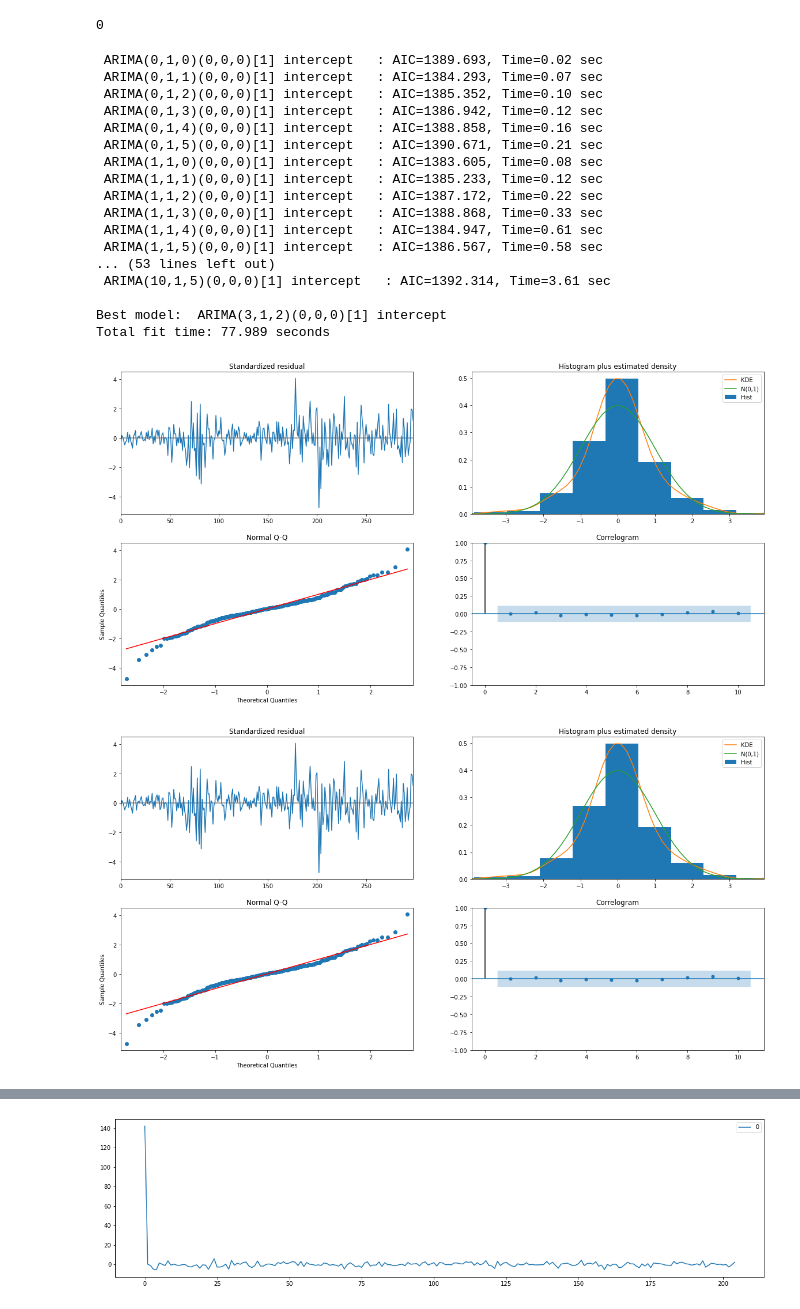
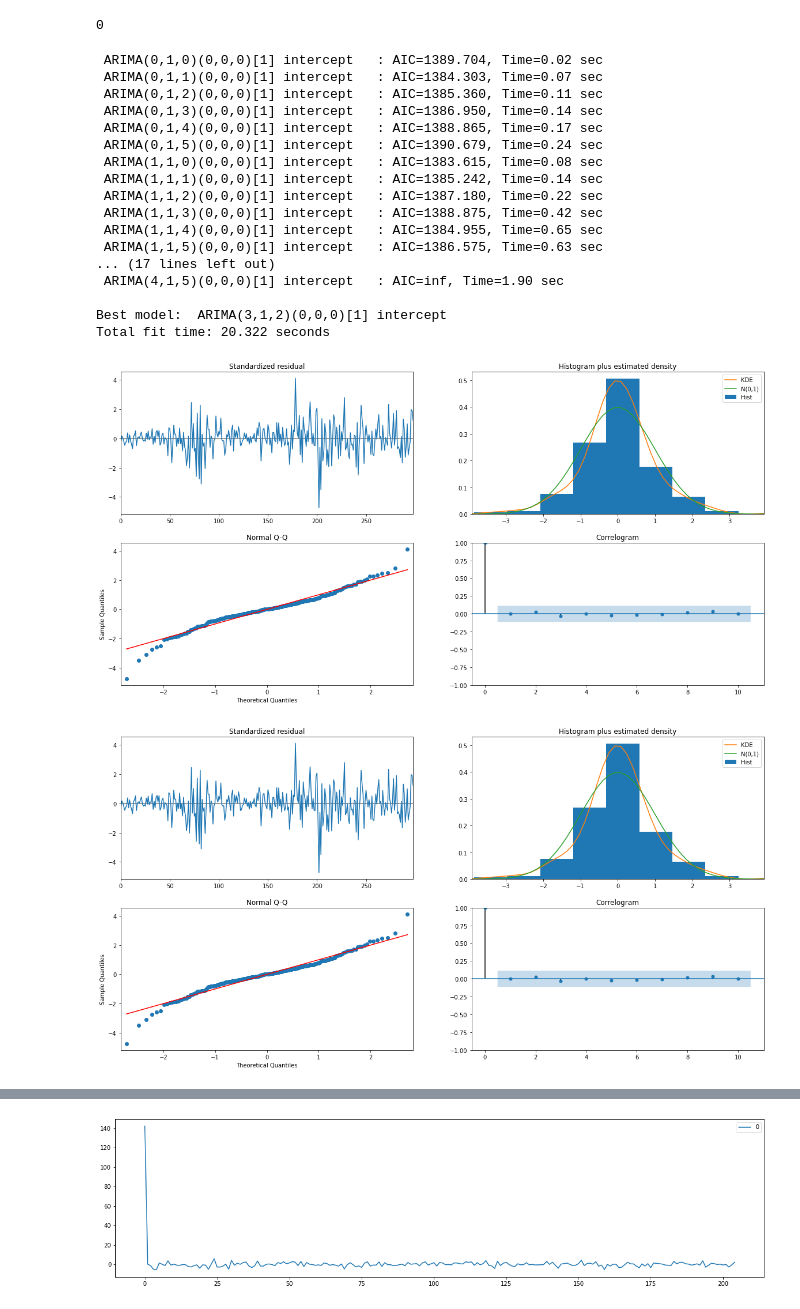
Before and after one commit to AMAYadav/PROJECTS-, a Jupyter notebook: APPLE_TIME_SEIRES_ANALYSIS.ipynb, the cells around one changed output, grey strips where cells are left out. Cells and saved outputs as stored; diff of their text form; code cells hidden in the pictures.

```diff
--- a/APPLE_TIME_SEIRES_ANALYSIS.ipynb
+++ b/APPLE_TIME_SEIRES_ANALYSIS.ipynb
@@ -393,7 +390,7 @@ import pmdarima as pm
 import yfinance as yf
 
 apple = yf.download(tickers='AAPL',period='2y',interval='1d',rounding='3',progress=False)['Adj Close']
-apple=pd.DataFrame(apple)
+apple=pd.DataFrame(apple).dropna()
 apple.head()
 
 from pmdarima.utils import  tsdisplay
@@ -453,31 +447,31 @@ train,test=train_test_split(apple,train_size=300)
 # %%
 
 import pmdarima as pm
 
 auto = pm.auto_arima(train, d=1, seasonal=True, stepwise=False,return_valid_fits=False,
-                     suppress_warnings=True, error_action="ignore", max_p=10,
+                     suppress_warnings=True, error_action="ignore", max_p=4,
                       max_order=None, trace=True)
 # auto.summary()
 
 # print(auto.order)
 auto.plot_diagnostics(figsize=(20,10))
 # %% [output]
- ARIMA(0,1,0)(0,0,0)[1] intercept   : AIC=1389.693, Time=0.02 sec
- ARIMA(0,1,1)(0,0,0)[1] intercept   : AIC=1384.293, Time=0.07 sec
- ARIMA(0,1,2)(0,0,0)[1] intercept   : AIC=1385.352, Time=0.10 sec
- ARIMA(0,1,3)(0,0,0)[1] intercept   : AIC=1386.942, Time=0.12 sec
- ARIMA(0,1,4)(0,0,0)[1] intercept   : AIC=1388.858, Time=0.16 sec
- ARIMA(0,1,5)(0,0,0)[1] intercept   : AIC=1390.671, Time=0.21 sec
- ARIMA(1,1,0)(0,0,0)[1] intercept   : AIC=1383.605, Time=0.08 sec
- ARIMA(1,1,1)(0,0,0)[1] intercept   : AIC=1385.233, Time=0.12 sec
- ARIMA(1,1,2)(0,0,0)[1] intercept   : AIC=1387.172, Time=0.22 sec
- ARIMA(1,1,3)(0,0,0)[1] intercept   : AIC=1388.868, Time=0.33 sec
- ARIMA(1,1,4)(0,0,0)[1] intercept   : AIC=1384.947, Time=0.61 sec
- ARIMA(1,1,5)(0,0,0)[1] intercept   : AIC=1386.567, Time=0.58 sec
-... (53 lines left out)
- ARIMA(10,1,5)(0,0,0)[1] intercept   : AIC=1392.314, Time=3.61 sec
+ ARIMA(0,1,0)(0,0,0)[1] intercept   : AIC=1389.704, Time=0.02 sec
+ ARIMA(0,1,1)(0,0,0)[1] intercept   : AIC=1384.303, Time=0.07 sec
+ ARIMA(0,1,2)(0,0,0)[1] intercept   : AIC=1385.360, Time=0.11 sec
+ ARIMA(0,1,3)(0,0,0)[1] intercept   : AIC=1386.950, Time=0.14 sec
+ ARIMA(0,1,4)(0,0,0)[1] intercept   : AIC=1388.865, Time=0.17 sec
+ ARIMA(0,1,5)(0,0,0)[1] intercept   : AIC=1390.679, Time=0.24 sec
+ ARIMA(1,1,0)(0,0,0)[1] intercept   : AIC=1383.615, Time=0.08 sec
+ ARIMA(1,1,1)(0,0,0)[1] intercept   : AIC=1385.242, Time=0.14 sec
+ ARIMA(1,1,2)(0,0,0)[1] intercept   : AIC=1387.180, Time=0.22 sec
+ ARIMA(1,1,3)(0,0,0)[1] intercept   : AIC=1388.875, Time=0.42 sec
+ ARIMA(1,1,4)(0,0,0)[1] intercept   : AIC=1384.955, Time=0.65 sec
+ ARIMA(1,1,5)(0,0,0)[1] intercept   : AIC=1386.575, Time=0.63 sec
+... (17 lines left out)
+ ARIMA(4,1,5)(0,0,0)[1] intercept   : AIC=inf, Time=1.90 sec
 
 Best model:  ARIMA(3,1,2)(0,0,0)[1] intercept
-Total fit time: 77.989 seconds
+Total fit time: 20.322 seconds
-[figure, old version]
+[figure, new version]
-[figure, old version]
+[figure, new version]
```
Also changed, not shown: parts of 10 cells of this notebook.
